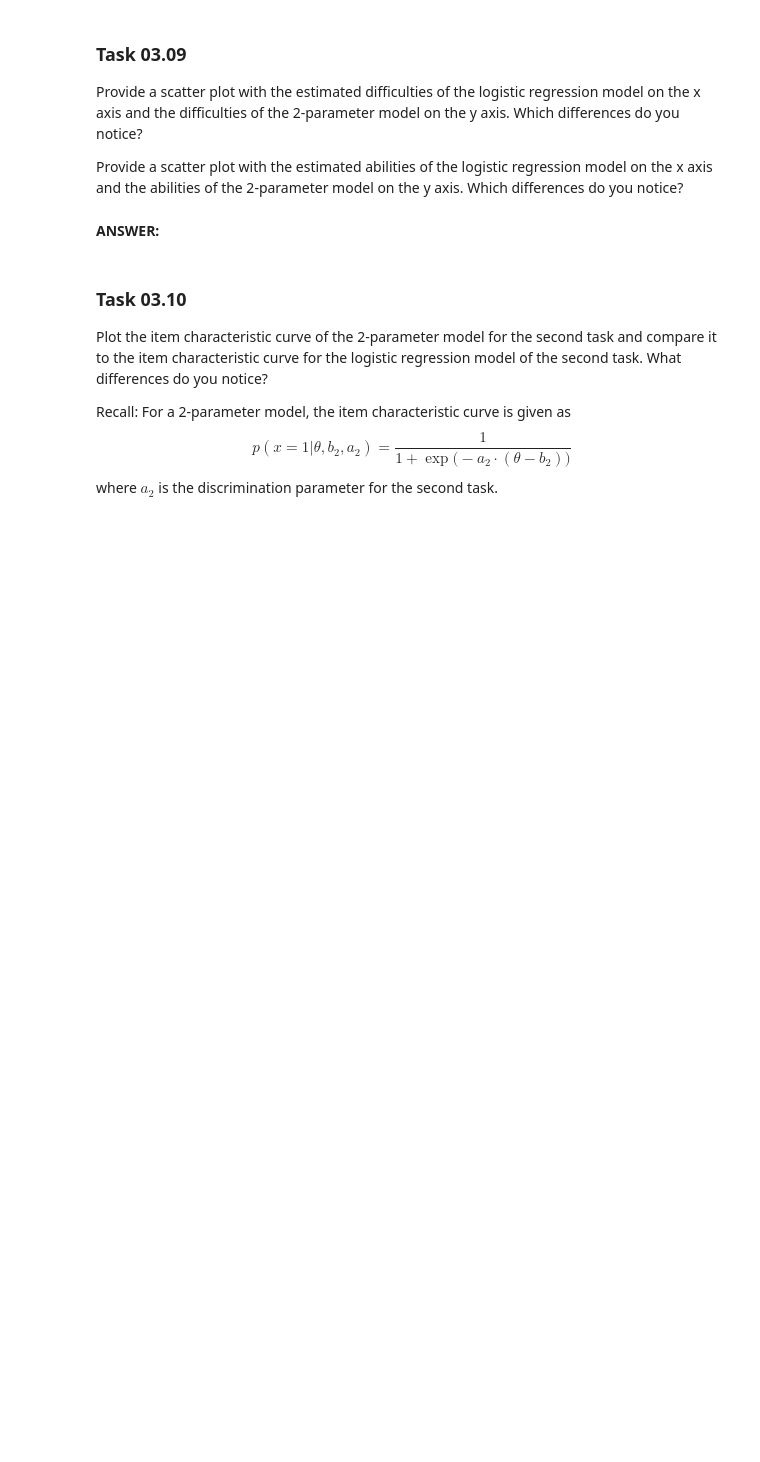
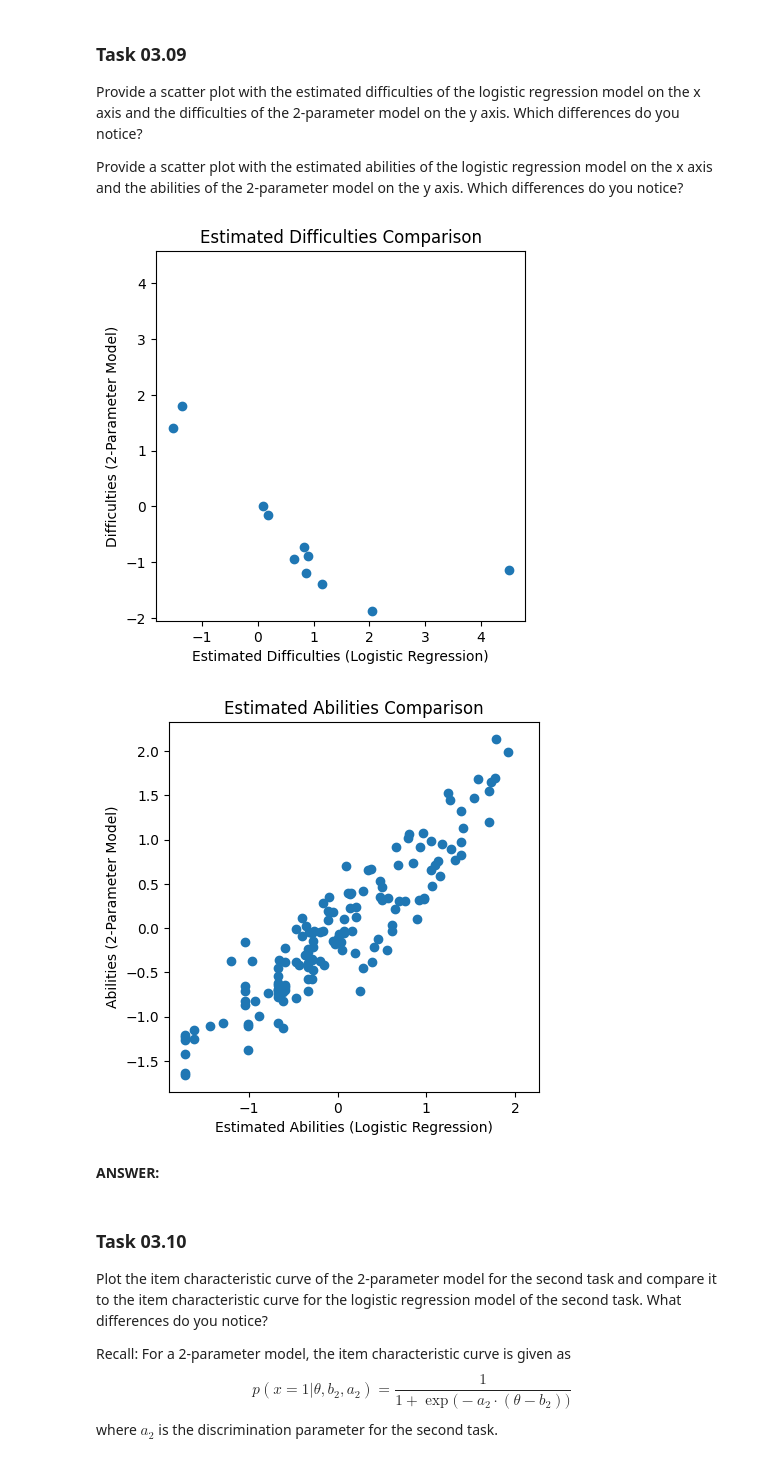
Before and after one commit to d3nnis2001/Data-Mining-Lecture, a Jupyter notebook: Abgabe3/sheet03.ipynb, the cells around one changed output. Saved outputs shown, nothing was run; the diff lists cells and outputs as text; code cells hidden in the pictures; blank space fills up the shorter version.

Commit message:
sheet 3 tasks 7-9

```diff
--- a/Abgabe3/sheet03.ipynb
+++ b/Abgabe3/sheet03.ipynb
@@ -229,3 +225,16 @@ from girth import twopl_mml
+# %%
+from girth import twopl_mml
+
+# Transing X
+X_transposed = np.transpose(X)
+
+# Fitting
+model = twopl_mml(X_transposed)
+
+# Extracting data
+difficulties = model['Difficulty']
+abilities = model['Ability']
+discriminations = model['Discrimination']
 # %% [markdown]
 ### Task 03.08
 
@@ -250,6 +270,25 @@ Compute the matrix `Xhat` of predicted pass/fails and then compute the accuracy
 Provide a scatter plot with the estimated difficulties of the logistic regression model on the x axis and the difficulties of the 2-parameter model on the y axis. Which differences do you notice?
 
 Provide a scatter plot with the estimated abilities of the logistic regression model on the x axis and the abilities of the 2-parameter model on the y axis. Which differences do you notice?
+# %%
+# Difficulties
+plt.scatter(difficulties, task)
+plt.title('Estimated Difficulties Comparison')
+plt.xlabel('Estimated Difficulties (Logistic Regression)')
+plt.ylabel('Difficulties (2-Parameter Model)')
+plt.axis('square')
+plt.show()
+
+# Abilities
+plt.scatter(abilities, stud)
+plt.title('Estimated Abilities Comparison')
+plt.xlabel('Estimated Abilities (Logistic Regression)')
+plt.ylabel('Abilities (2-Parameter Model)')
+plt.axis('square')
+plt.show()
+# %% [output]
+[figure, added]
+[figure, added]
 # %% [markdown]
 **ANSWER:**
 # %% [markdown]
```
Also changed, not shown: parts of 6 cells of this notebook.
